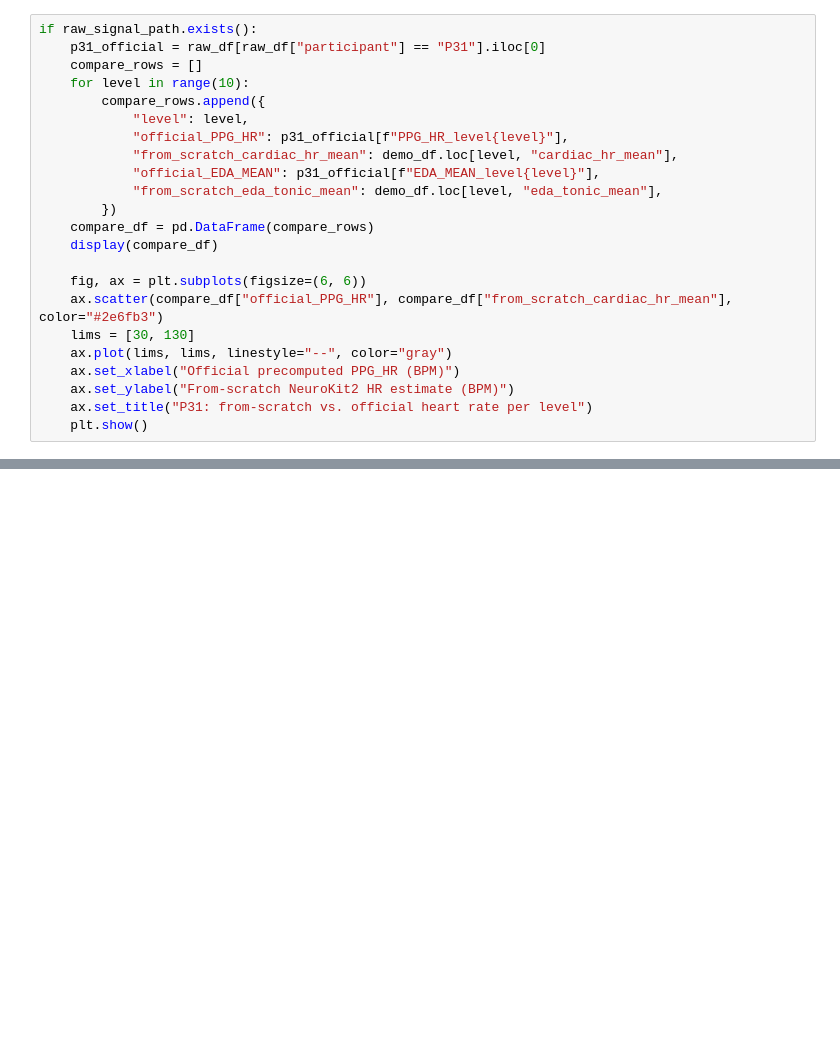
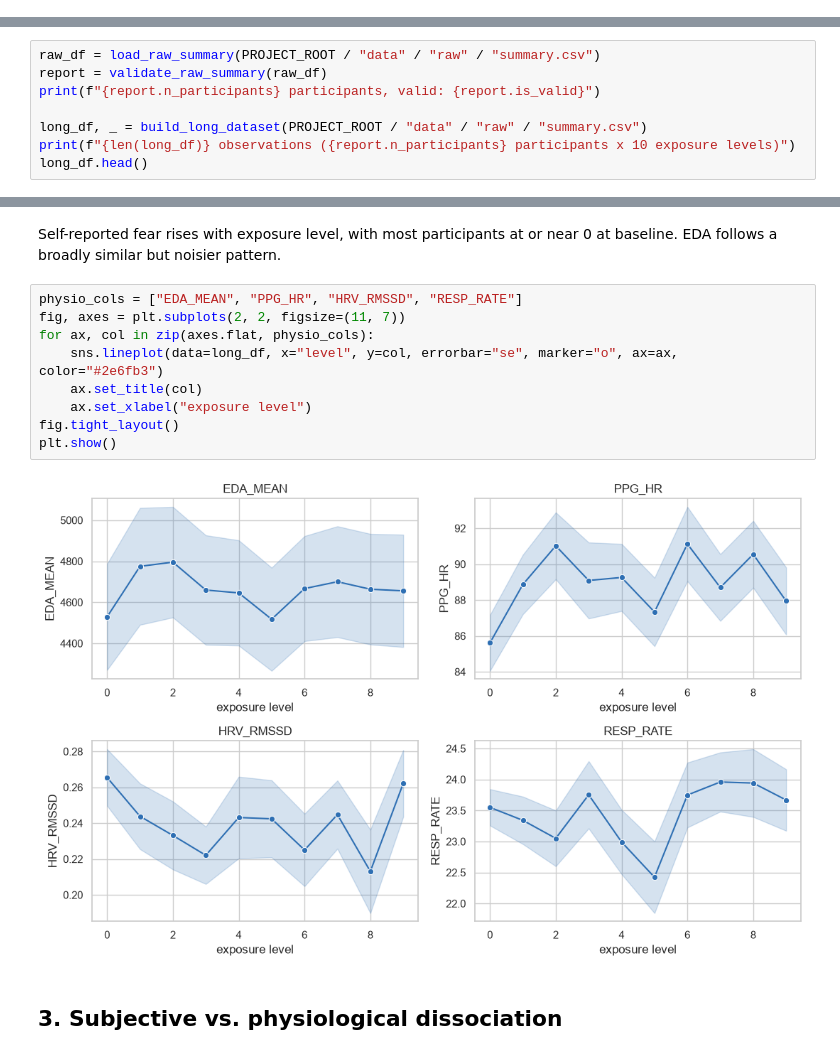
Before and after one commit to SivanJaeger/vr-fear-response-prediction, a Jupyter notebook: notebooks/01_exploration.ipynb, the cells around one changed output, grey strips where cells are left out. Saved outputs shown, nothing was run; the diff lists cells and outputs as text; blank space fills up the shorter version.

Commit message:
Simplify project and focus the public repository

```diff
--- a/notebooks/01_exploration.ipynb
+++ b/notebooks/01_exploration.ipynb
@@ -245,23 +0,0 @@ Raw recording shape: (753995, 14)
-# %%
-if raw_signal_path.exists():
-    p31_official = raw_df[raw_df["participant"] == "P31"].iloc[0]
-    compare_rows = []
-    for level in range(10):
-        compare_rows.append({
-            "level": level,
-            "official_PPG_HR": p31_official[f"PPG_HR_level{level}"],
-            "from_scratch_cardiac_hr_mean": demo_df.loc[level, "cardiac_hr_mean"],
-            "official_EDA_MEAN": p31_official[f"EDA_MEAN_level{level}"],
-            "from_scratch_eda_tonic_mean": demo_df.loc[level, "eda_tonic_mean"],
-        })
-    compare_df = pd.DataFrame(compare_rows)
-    display(compare_df)
-
-    fig, ax = plt.subplots(figsize=(6, 6))
-    ax.scatter(compare_df["official_PPG_HR"], compare_df["from_scratch_cardiac_hr_mean"], color="#2e6fb3")
-    lims = [30, 130]
-    ax.plot(lims, lims, linestyle="--", color="gray")
-    ax.set_xlabel("Official precomputed PPG_HR (BPM)")
-    ax.set_ylabel("From-scratch NeuroKit2 HR estimate (BPM)")
-    ax.set_title("P31: from-scratch vs. official heart rate per level")
-    plt.show()
@@ -415,0 +29,8 @@ floor-effect level does not change that picture (see README.md "Results").
+# %%
+raw_df = load_raw_summary(PROJECT_ROOT / "data" / "raw" / "summary.csv")
+report = validate_raw_summary(raw_df)
+print(f"{report.n_participants} participants, valid: {report.is_valid}")
+
+long_df, _ = build_long_dataset(PROJECT_ROOT / "data" / "raw" / "summary.csv")
+print(f"{len(long_df)} observations ({report.n_participants} participants x 10 exposure levels)")
+long_df.head()
@@ -415,0 +71,16 @@ floor-effect level does not change that picture (see README.md "Results").
+# %% [markdown]
+Self-reported fear rises with exposure level, with most participants at or near 0 at
+baseline. EDA follows a broadly similar but noisier pattern.
+# %%
+physio_cols = ["EDA_MEAN", "PPG_HR", "HRV_RMSSD", "RESP_RATE"]
+fig, axes = plt.subplots(2, 2, figsize=(11, 7))
+for ax, col in zip(axes.flat, physio_cols):
+    sns.lineplot(data=long_df, x="level", y=col, errorbar="se", marker="o", ax=ax, color="#2e6fb3")
+    ax.set_title(col)
+    ax.set_xlabel("exposure level")
+fig.tight_layout()
+plt.show()
+# %% [output]
+[figure, added]
+# %% [markdown]
+## 3. Subjective vs. physiological dissociation
```
Also changed, not shown: parts of 49 cells of this notebook, 32 other files.
